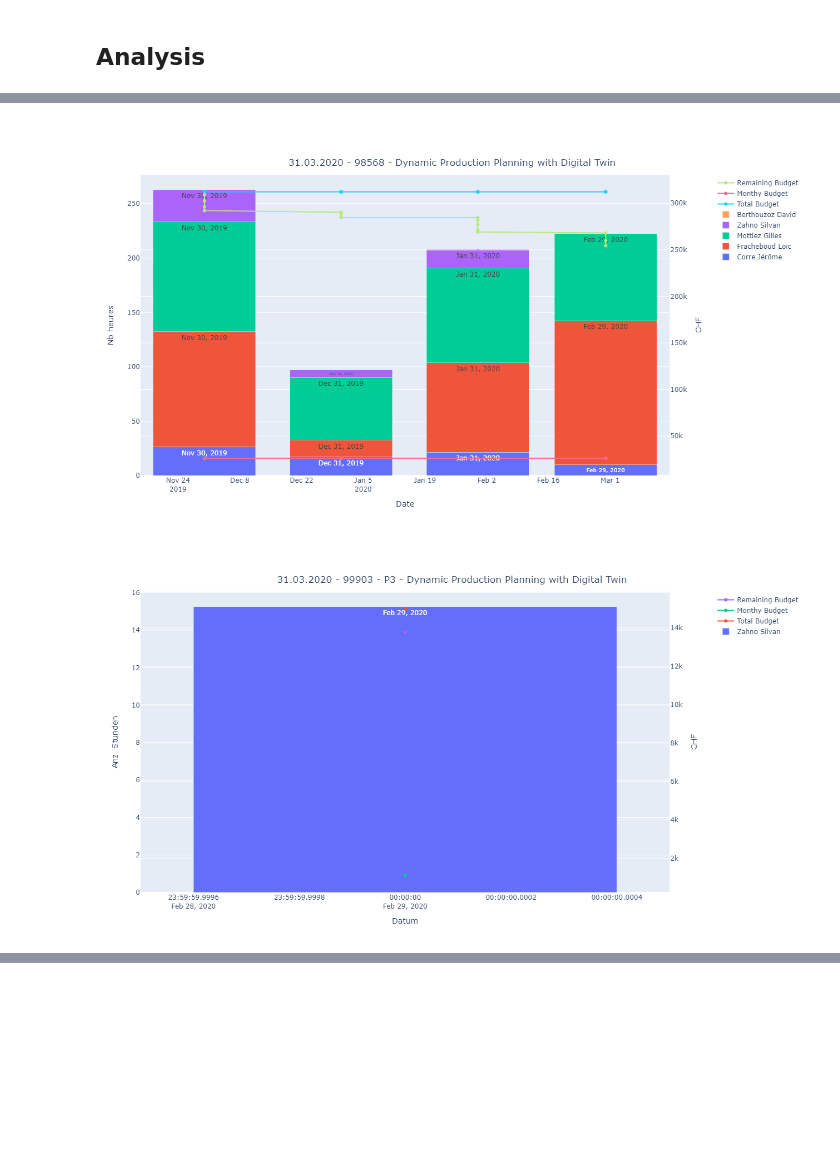
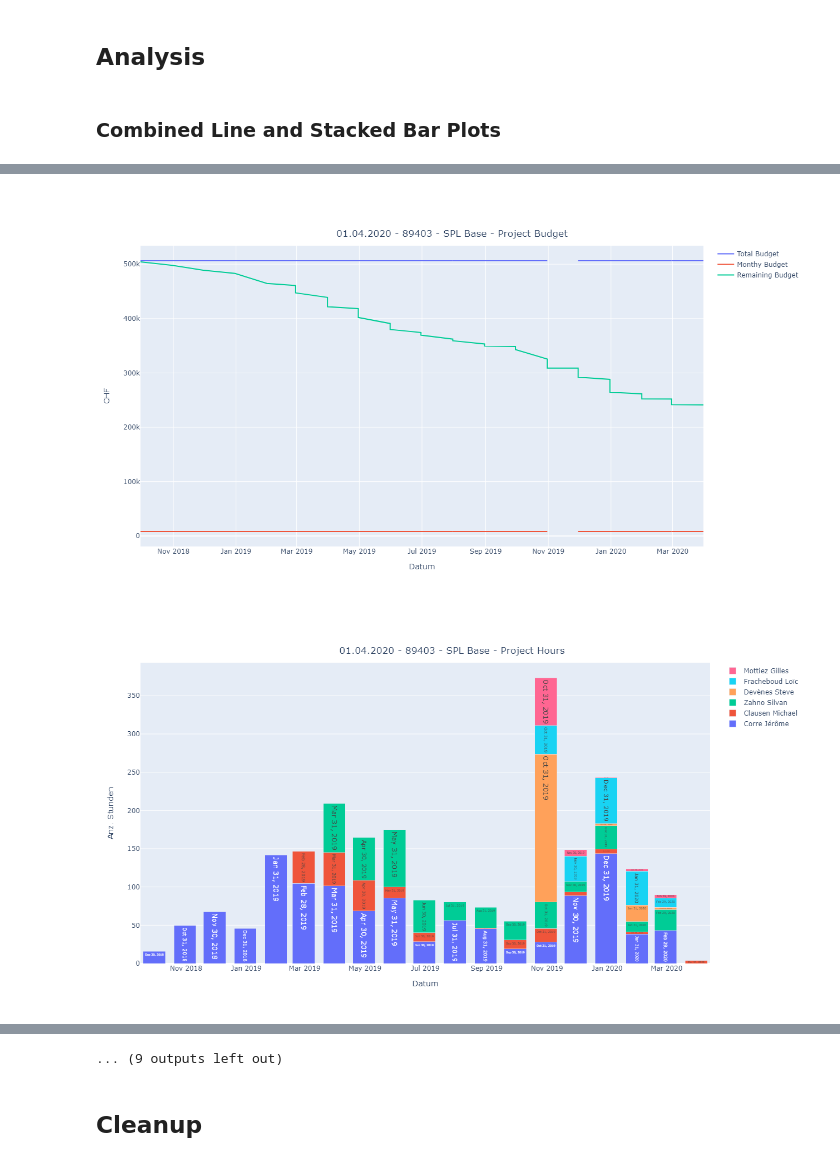
Before and after one commit to tschinz/jupyter_notebook, a Jupyter notebook: 04_HEVS/Dashboard/Dashboard.ipynb, the cells around one changed output, grey strips where cells are left out. Saved outputs shown, nothing was run; the diff lists cells and outputs as text; code cells hidden in the pictures; blank space fills up the shorter version.

Commit message:
ADD: dashboard hevslib submodule ADD: v0.1 of Dashboard script ADD: all current dashboard input data ADD: projectlist.xls

```diff
--- a/04_HEVS/Dashboard/Dashboard.ipynb
+++ b/04_HEVS/Dashboard/Dashboard.ipynb
@@ -279,0 +253,18 @@ Aggregated 1
+# %%
+dfs = sageXDfs
+for i in range(len(projectConfs)):
+  projectConf = projectConfs[i]
+  df = dfs[i]
+  ash_col = ashCols[projectConf[1]]
+  ashCols[projectConf[1]]['total_budget'] = 'Total Budget'
+  df['Total Budget'] = filterRows(projectDf, [projectCol["project_number"], [projectConf[0]]])[projectCol["budget_total"]].iloc[0]
+  monthly_budget = df['Total Budget'].iloc[0]/filterRows(projectDf, [projectCol["project_number"], [projectConf[0]]])[projectCol['duration_month']].iloc[0]
+
+  ashCols[projectConf[1]]['monthy_budget'] = 'Monthy Budget'
+  df['Monthy Budget'] = monthly_budget
+
+  # Display
+  if verbose >=2:
+    print("-------------------------------------------------------------------------")
+    display(filterRows(projectDf, [projectCol["project_number"], [projectConfs[i][0]]]))
+    display(df)
@@ -287,18 +468,14 @@ dfs = aggregated3Dfs
 for i in range(len(projectConfs)):
   projectConf = projectConfs[i]
   df = dfs[i]
-  ash_col = ash_columns[projectConf[1]]
-  ash_columns[projectConf[1]].append('Total Budget')
-  df['Total Budget'] = filterRows(projectList, [projectListColumns[0], [projectConf[0]]])[projectListColumns[3]].iloc[0]
-  monthly_budget = df['Total Budget'].iloc[0]/filterRows(projectList, [projectListColumns[0], [projectConf[0]]])[projectListColumns[8]].iloc[0]
+  ash_col = ashCols[projectConf[1]]
 
-  ash_columns[projectConf[1]].append('Monthy Budget')
-  df['Monthy Budget'] = monthly_budget
+  ashCols[projectConf[1]]['remaining_budget'] = 'Remaining Budget'
+  remaining_budget = df[ash_col['total_budget']].iloc[0]
+  df['Remaining Budget'] = df.apply(lambda x: calc_remainingBudget_int(x[ash_col['amount']]), axis=1)
 
-  ash_columns[projectConf[1]].append('Remaining Budget')
-  remaining_budget = df['Total Budget'].iloc[0]
-  df['Remaining Budget'] = df.apply(lambda x: calc_remainingBudget_int(x[ash_col[5]]), axis=1)
-  #df['Remaining Budget'].loc[0] = df['Total Budget'].iloc[0]
-
-  display(df)
+  if verbose >= 1:
+    print("-------------------------------------------------------------------------")
+    display(filterRows(projectDf, [projectCol["project_number"], [projectConfs[i][0]]]))
+    display(df)
 # %% [output]
@@ -341,10 +563,14 @@ for i in range(len(projectConfs)):
 # %% [markdown]
 ## Analysis
+# %% [markdown]
+### Combined Line and Stacked Bar Plots
 # %%
 dfs = aggregated3Dfs
 for i in range(len(projectConfs)):
   projectConf = projectConfs[i]
   df = dfs[i]
-  ash_col = ash_columns[projectConfs[i][1]]
-  stacked_bar_plot(df, ash_col, projectList, projectListColumns, projectConf, outputGraphDir, ext_file)
+  ash_col = ashCols[projectConfs[i][1]]
+  project_plot_combined(df, ash_col, projectDf, projectCol, projectConf, outputGraphDir, ext_file)
+  project_plot_budget(df, ash_col, projectDf, projectCol, projectConf, outputGraphDir, ext_file)
+  project_plot_hours(df, ash_col, projectDf, projectCol, projectConf, outputGraphDir, ext_file)
 # %% [output]
@@ -352,2 +578,2 @@ for i in range(len(projectConfs)):
-[figure, old version]
+[figure, new version]
-[figure, old version]
+[figure, new version]
@@ -353,0 +589,3 @@ for i in range(len(projectConfs)):
+... (9 outputs left out)
+# %% [markdown]
+## Cleanup
```
Also changed, not shown: parts of 24 cells of this notebook, 11 other files.
